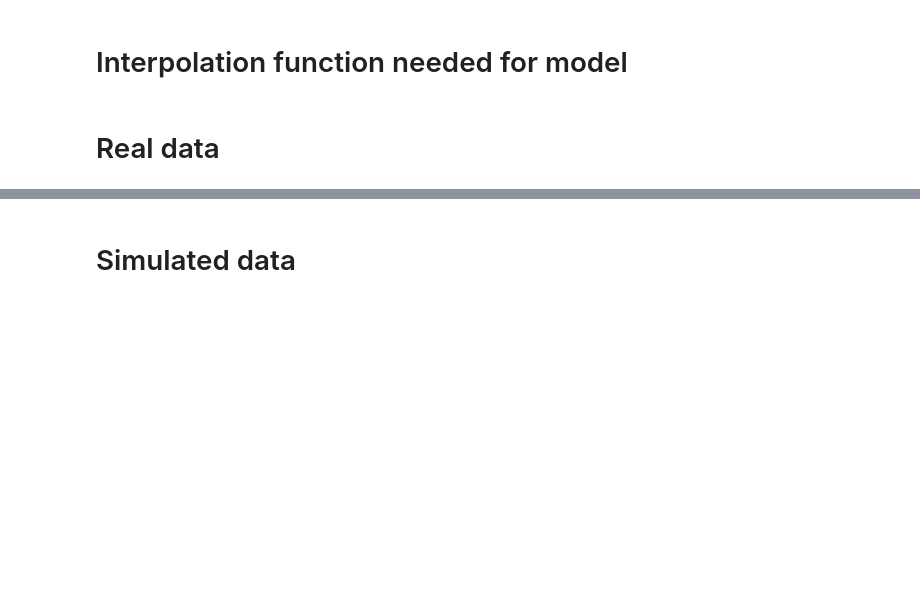
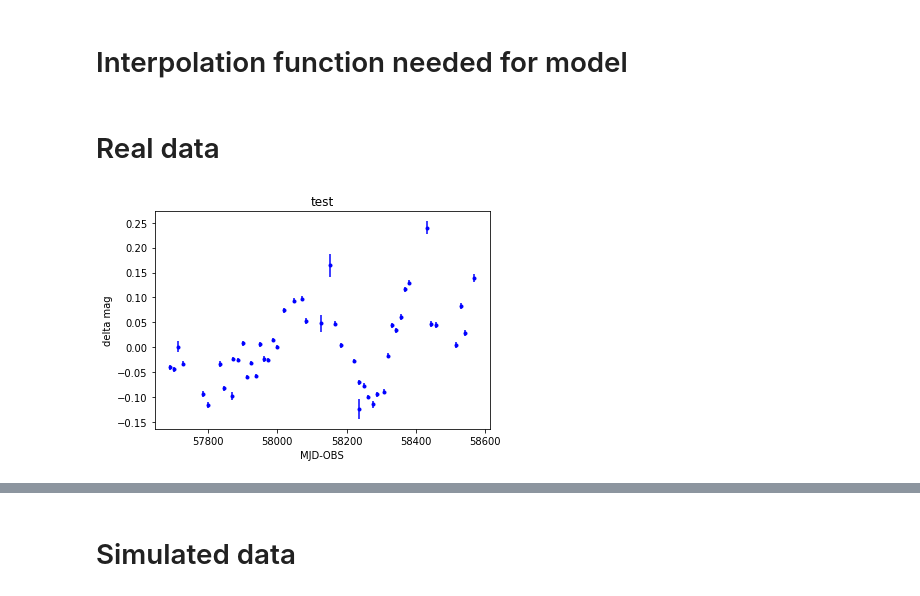
Before and after one commit to MalteBrinch/Master-Thesis-Code, a Jupyter notebook: 7d conv and iterating a GP.ipynb, the cells around one changed output, grey strips where cells are left out. Drawn from its saved outputs; the diff is of its cells as text; code cells hidden in the pictures; blank space fills up the shorter version.

```diff
--- a/7d conv and iterating a GP.ipynb
+++ b/7d conv and iterating a GP.ipynb
@@ -51,7 +51,7 @@ def interpolate(x0, y0, x):
 # Real data
 # %%
 # Read photometry catalogue created by my other script
-photfilename = 'F51_out_REMIR_ROS2.fits'
+photfilename = 'F51_out_REMIR_ROS2_phot_v02.fits'
 data = fits.getdata(photfilename, 1)
 
 # The photometry catalogue contains aperture photometry in 25 different
@@ -69,33 +69,35 @@ apno = 10 # This is then 11 arcsec
 ##foo = data['MAG_APER_1'] # has shape e.g. (767, 25), the 25 being the apertures
 mag_agn  = data['MAG_APER_1'][:,apno]
 mag_ref1 = data['MAG_APER_3'][:,apno] # I have found that _3 is good here
 mag_ref2 = data['MAG_APER_4'][:,apno]
 
 # Get the differential magnitudes
 delta_mag_agn_ref1 = mag_agn - mag_ref1
 delta_mag_ref2_ref1 = mag_ref2 - mag_ref1
 
 # Get the magnitude errors
 magerr_agn = data['MAGERR_APER_1'][:,apno]
 magerr_ref1 = data['MAGERR_APER_3'][:,apno]
 magerr_ref2= data['MAGERR_APER_4'][:,apno]
 
 # TODO Here I could loop over the filters, subtracting the median
 
 # For simplicity "extract" some arrays from the data
 filt = data['filter']
 mjd_obs = data['mjd_obs']
 
 # A simple plot of the J band differential mags, with the median subtracted
 # Do 'H' and 'K' in the same way
 maskJ = (filt == 'J')
 #print(magerr_ref1[mask])
 #plt.scatter(mjd_obs[mask], delta_mag_agn_ref1[mask]-np.median(delta_mag_agn_ref1[mask]))
 plt.errorbar(mjd_obs[maskJ], delta_mag_agn_ref1[maskJ]-np.median(delta_mag_agn_ref1[maskJ]), magerr_ref1[maskJ],fmt='b.')
 plt.title('test')
 plt.xlabel('MJD-OBS')
 plt.ylabel('delta mag')
 plt.show()
+# %% [output]
+[figure, added]
 # %%
 #J band data
 xJ=np.asarray(mjd_obs[maskJ], dtype=float)
```
Also changed, not shown: parts of 21 cells of this notebook.
